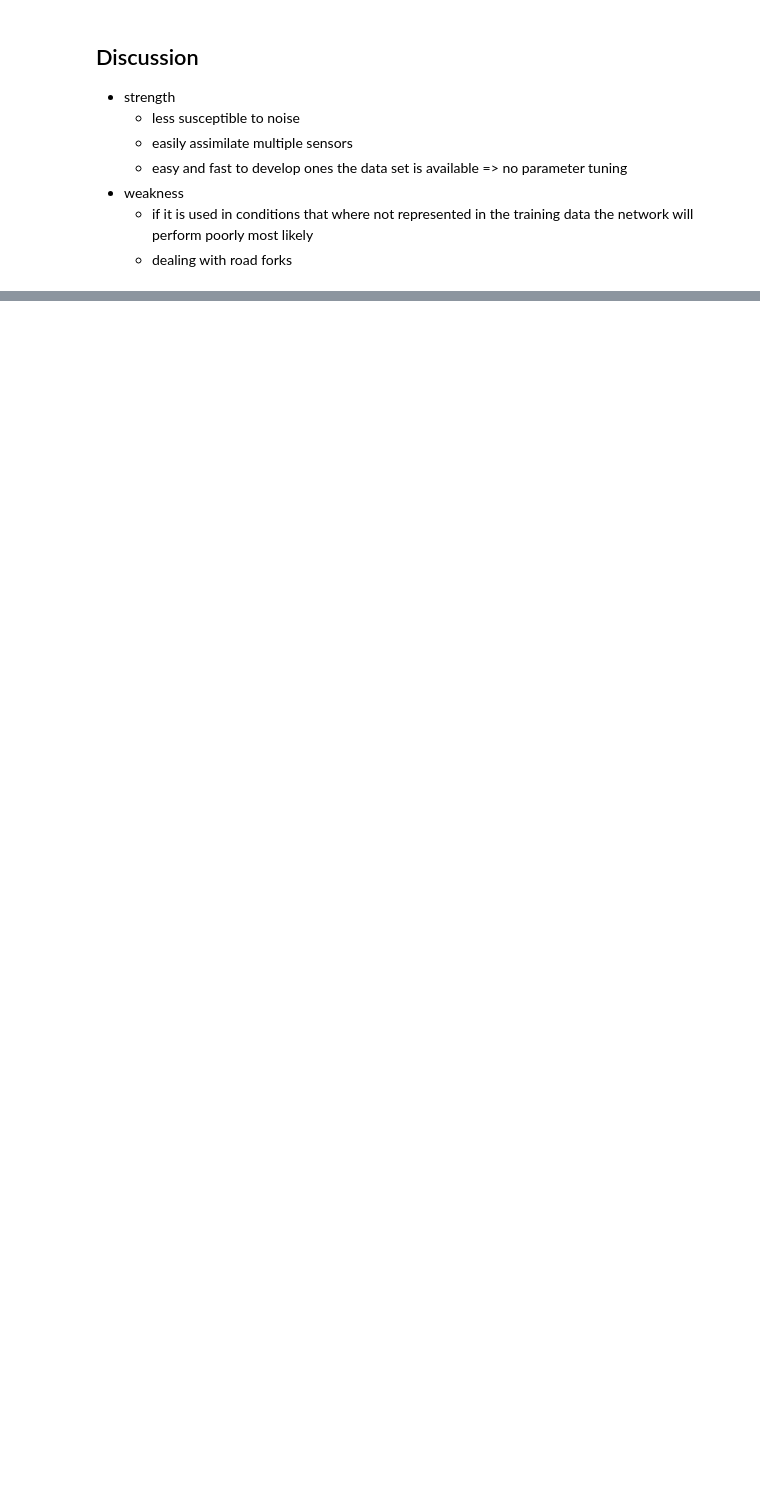
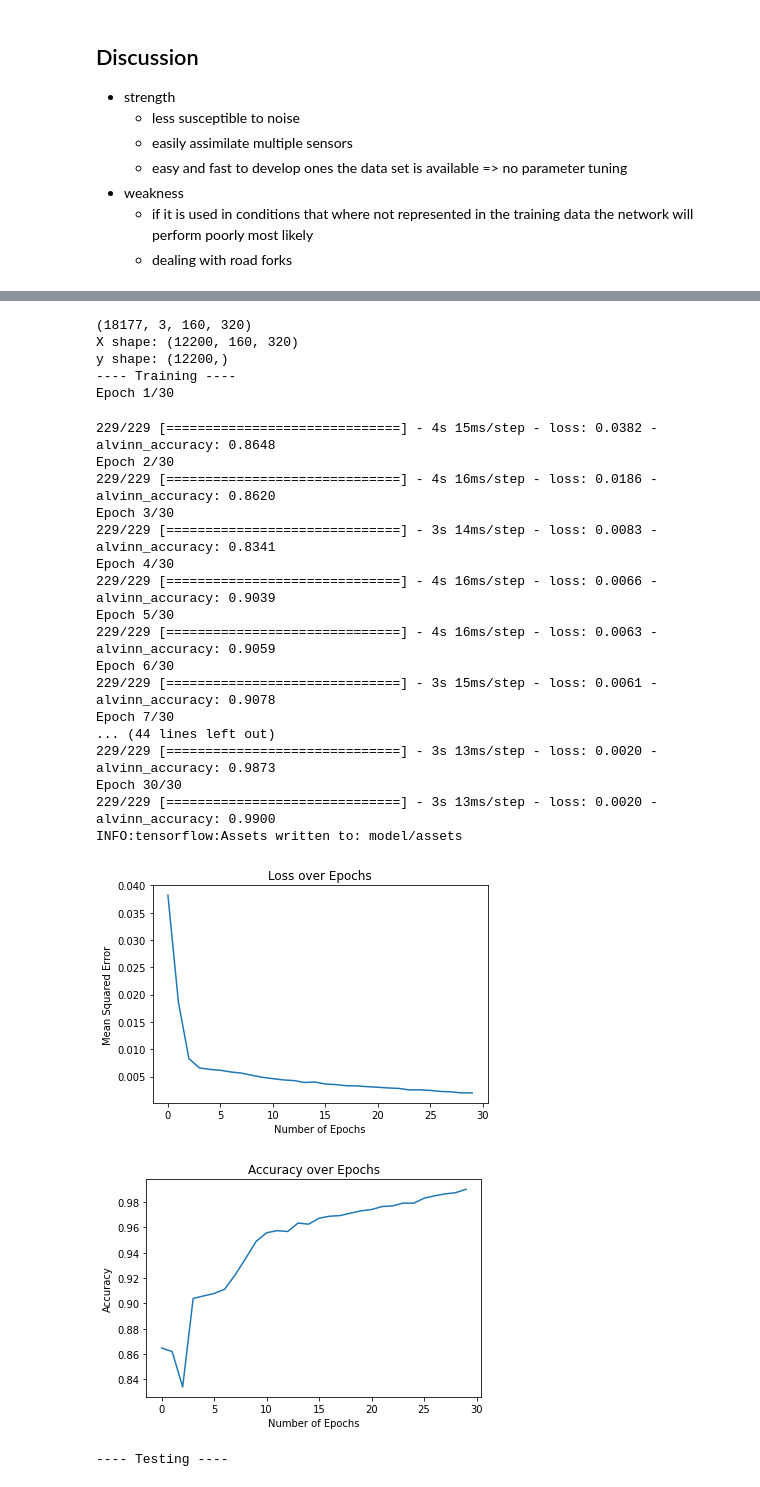
Before and after one commit to fabian-hk/Imitation-Learning, a Jupyter notebook: AVLINN.ipynb, the cells around one changed output, grey strips where cells are left out. Drawn from its saved outputs; the diff is of its cells as text; code cells hidden in the pictures; blank space fills up the shorter version.

Commit message:
comma.ai data set integration

```diff
--- a/AVLINN.ipynb
+++ b/AVLINN.ipynb
@@ -293,0 +332,28 @@ No handles with labels found to put in legend.
+# %%
+train_and_evaluate(ds=CommaAiDataSet(), epochs=30, input_size=(60, 64), output_bins=65)
+# %% [output]
+(18177, 3, 160, 320)
+X shape: (12200, 160, 320)
+y shape: (12200,)
+---- Training ----
+Epoch 1/30
+229/229 [==============================] - 4s 15ms/step - loss: 0.0382 - alvinn_accuracy: 0.8648
+Epoch 2/30
+229/229 [==============================] - 4s 16ms/step - loss: 0.0186 - alvinn_accuracy: 0.8620
+Epoch 3/30
+229/229 [==============================] - 3s 14ms/step - loss: 0.0083 - alvinn_accuracy: 0.8341
+Epoch 4/30
+229/229 [==============================] - 4s 16ms/step - loss: 0.0066 - alvinn_accuracy: 0.9039
+Epoch 5/30
+229/229 [==============================] - 4s 16ms/step - loss: 0.0063 - alvinn_accuracy: 0.9059
+Epoch 6/30
+229/229 [==============================] - 3s 15ms/step - loss: 0.0061 - alvinn_accuracy: 0.9078
+Epoch 7/30
+... (44 lines left out)
+229/229 [==============================] - 3s 13ms/step - loss: 0.0020 - alvinn_accuracy: 0.9873
+Epoch 30/30
+229/229 [==============================] - 3s 13ms/step - loss: 0.0020 - alvinn_accuracy: 0.9900
+INFO:tensorflow:Assets written to: model/assets
+[figure, added]
+[figure, added]
+---- Testing ----
```
Also changed, not shown: parts of 16 cells of this notebook, 5 other files.
